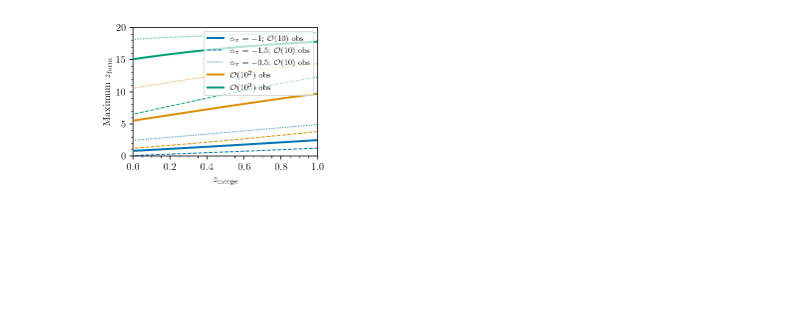
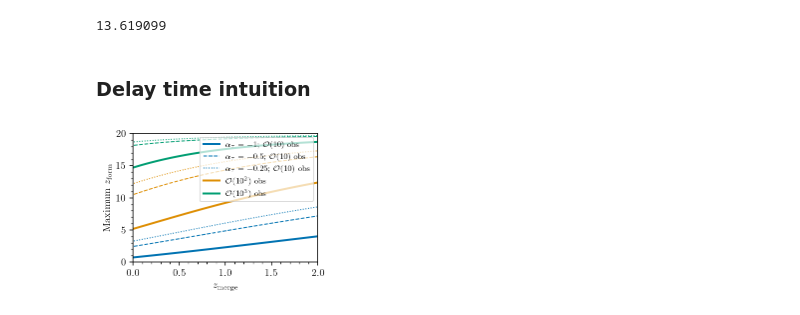
Before and after one commit to mfishbach/oldest-black-holes, a Jupyter notebook: OldestBlackHoles_Paper_Plots.ipynb, the cells around one changed output. Saved outputs shown, nothing was run; the diff lists cells and outputs as text; code cells hidden in the pictures; blank space fills up the shorter version.

```diff
--- a/OldestBlackHoles_Paper_Plots.ipynb
+++ b/OldestBlackHoles_Paper_Plots.ipynb
@@ -22,3 +22,7 @@ import seaborn as sns
 sns.set_palette('colorblind')
 # %%
 tmax = config.cosmo_dict["lookback_time"](config.zmax)
+# %%
+print(tmax/1e3)
+# %% [output]
+13.619099
@@ -25,3 +31,5 @@ tmax = config.cosmo_dict["lookback_time"](config.zmax)
+# %% [markdown]
+### Delay time intuition
 # %%
 def calculate_z_f_quantile(z_m, q, tmin, alpha):
 
@@ -35,17 +43,17 @@ def calculate_z_f_quantile(z_m, q, tmin, alpha):
 
     return z_f
 
-zs_m = jnp.linspace(0.01, 1, 100)
+zs_m = jnp.linspace(0.01, 2, 100)
 
 qs = [0.9, 0.99, 0.999]
 
 label_q = [r'$\mathcal{O}(10)$ obs', r'$\mathcal{O}(10^2)$ obs', r'$\mathcal{O}(10^3)$ obs']
 
-alphas = [-1, -1.5,  -0.5]
+alphas = [-1, -0.5, -0.25]
 
-label_al = [r'$\alpha_\tau = -1$', r'$\alpha_\tau = -1.5$', r'$\alpha_\tau = -0.5$']
+label_al = [r'$\alpha_\tau = -1$', r'$\alpha_\tau = -0.5$', r'$\alpha_\tau = -0.25$']
 
-tmin = 20
+tmin = 10
 
 lss = ['-', '--', ':']
 
@@ -56,34 +64,34 @@ for i, q in enumerate(qs):
     for j, al in enumerate(alphas):
 
         zs_f = calculate_z_f_quantile(zs_m, q, tmin, al)
 
 
         label = None
 
         if i == 0:
 
 
                 label = label_al[j] + "; " + label_q[i]
 
 
         elif j == 0:
 
             label = label_q[i]
 
 
         plt.plot(zs_m, zs_f, ls = lss[j], linewidth = linewidths[j], color = sns.color_palette()[i], label = label)
 
 
-plt.xlim(0, 1)
+plt.xlim(0, 2)
 plt.ylim(0, 20)
 plt.legend(loc = 'upper right', fancybox = True, frameon = True, framealpha = 0.7)
 plt.xlabel(r'$z_\mathrm{merge}$')
 plt.ylabel('Maximum $z_\mathrm{form}$')
 
 plt.tight_layout()
 
-plt.savefig("figures/zform-quantiles-v-zmerge.pdf")
+#plt.savefig("figures/zform-quantiles-v-zmerge.pdf")
 
-plt.savefig("figures/zform-quantiles-v-zmerge.png", dpi = 300)
+#plt.savefig("figures/zform-quantiles-v-zmerge.png", dpi = 300)
 # %% [output]
-[figure, old version]
+[figure, new version]
```
Also changed, not shown: parts of 35 cells of this notebook.
